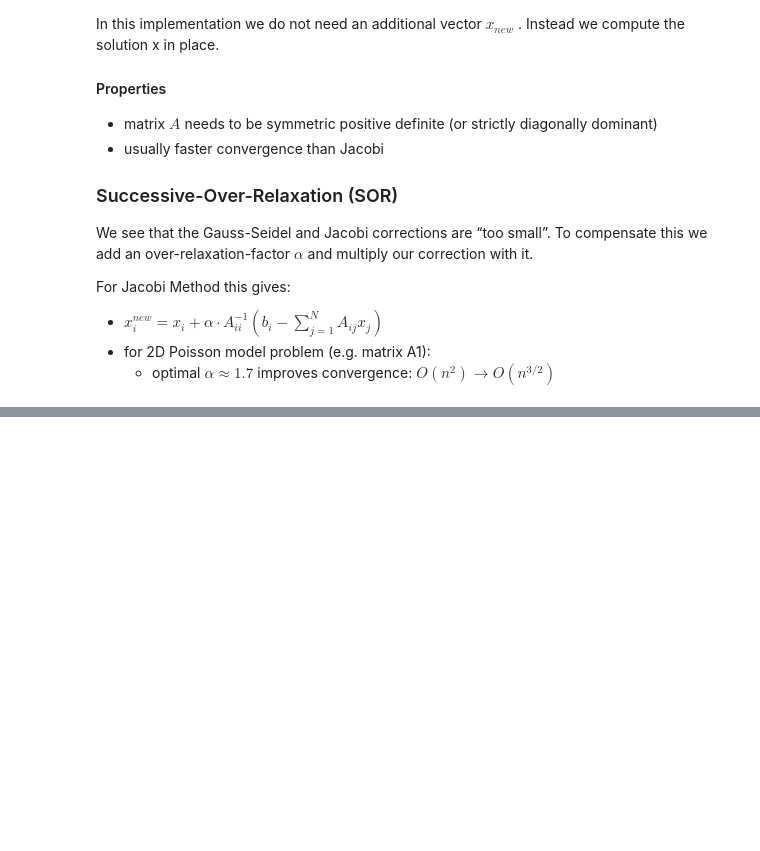
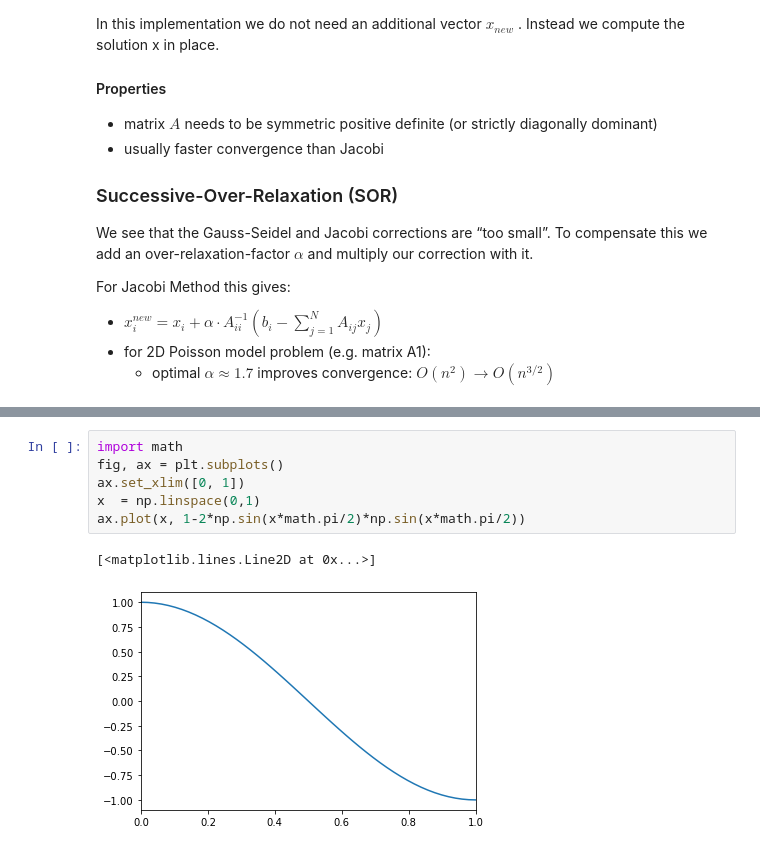
Before and after one commit to wenceorg/comp4187, a Jupyter notebook: code/smoothers.ipynb, the cells around one changed output, grey strips where cells are left out. Cells and saved outputs as stored; diff of their text form; blank space fills up the shorter version.

Commit message:
add a few plots for clarity, fix minor mistakes

```diff
--- a/code/smoothers.ipynb
+++ b/code/smoothers.ipynb
@@ -331,0 +296,9 @@ all errors in high frequencies ($k \geq N/2$) are guaranteed to be three times l
+# %%
+import math
+fig, ax = plt.subplots()
+ax.set_xlim([0, 1])
+x  = np.linspace(0,1)
+ax.plot(x, 1-2*np.sin(x*math.pi/2)*np.sin(x*math.pi/2))
+# %% [output]
+[<matplotlib.lines.Line2D at 0x...>]
+[figure, added]
```
Also changed, not shown: parts of 7 cells of this notebook.
